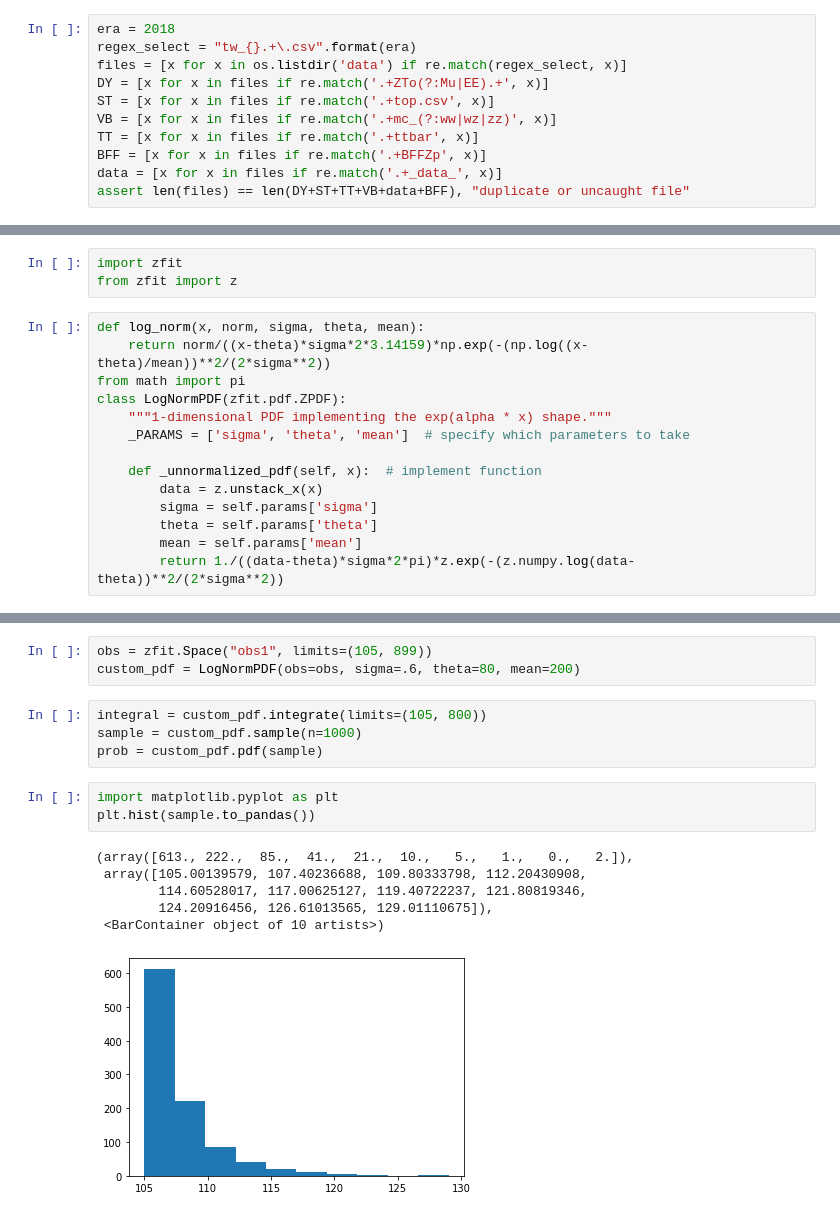
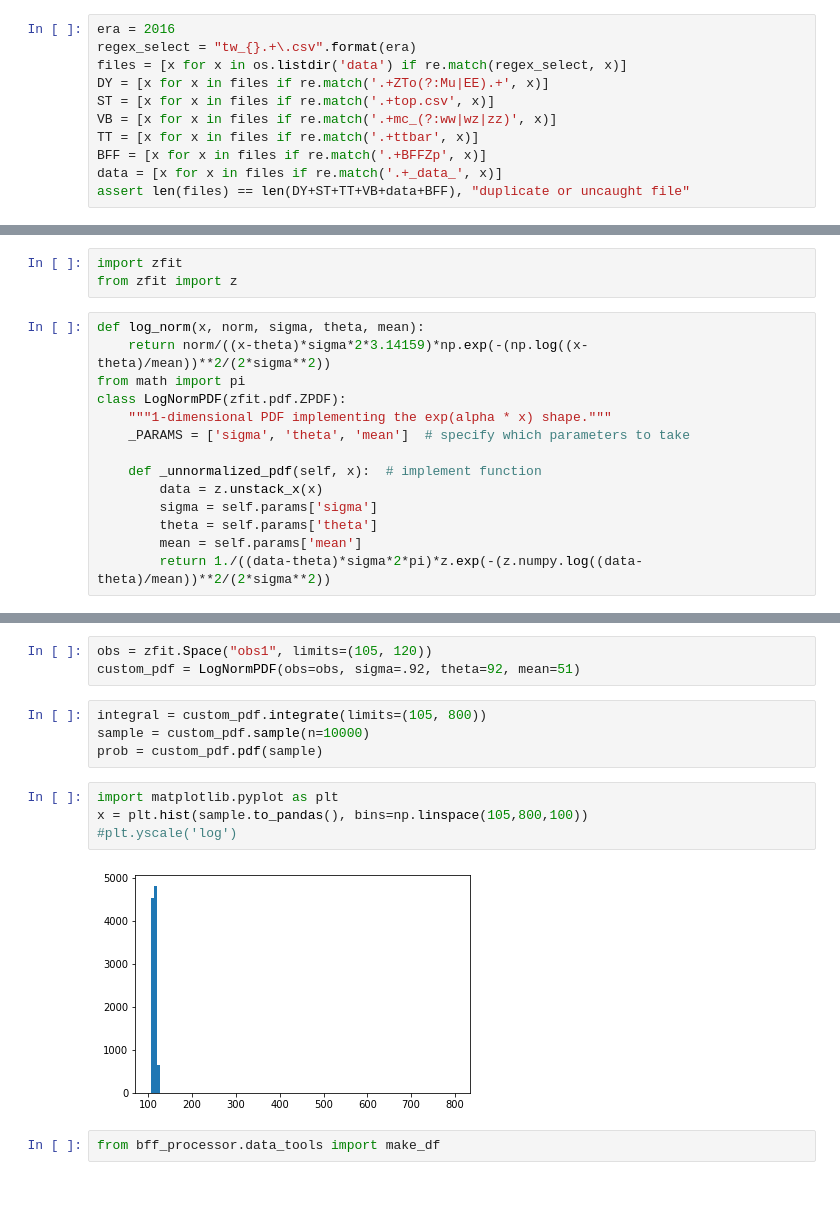
Before and after one commit to rymuelle/bff_plotting_code_v3, a Jupyter notebook: More_functional_filtering.ipynb, the cells around one changed output, grey strips where cells are left out. Cells and saved outputs as stored; diff of their text form; blank space fills up the shorter version.

```diff
--- a/More_functional_filtering.ipynb
+++ b/More_functional_filtering.ipynb
@@ -24,5 +23,5 @@ column, bin_meta
 # %%
-era = 2018
+era = 2016
 regex_select = "tw_{}.+\.csv".format(era)
 files = [x for x in os.listdir('data') if re.match(regex_select, x)]
 DY = [x for x in files if re.match('.+ZTo(?:Mu|EE).+', x)]
@@ -197,4 +266,4 @@ class LogNormPDF(zfit.pdf.ZPDF):
         sigma = self.params['sigma']
         theta = self.params['theta']
         mean = self.params['mean']
-        return 1./((data-theta)*sigma*2*pi)*z.exp(-(z.numpy.log(data-theta))**2/(2*sigma**2))
+        return 1./((data-theta)*sigma*2*pi)*z.exp(-(z.numpy.log((data-theta)/mean))**2/(2*sigma**2))
@@ -201,17 +282,15 @@ class LogNormPDF(zfit.pdf.ZPDF):
 # %%
-obs = zfit.Space("obs1", limits=(105, 899))
-custom_pdf = LogNormPDF(obs=obs, sigma=.6, theta=80, mean=200)
+obs = zfit.Space("obs1", limits=(105, 120))
+custom_pdf = LogNormPDF(obs=obs, sigma=.92, theta=92, mean=51)
 # %%
 integral = custom_pdf.integrate(limits=(105, 800))
-sample = custom_pdf.sample(n=1000)
+sample = custom_pdf.sample(n=10000)
 prob = custom_pdf.pdf(sample)
 # %%
 import matplotlib.pyplot as plt
-plt.hist(sample.to_pandas())
+x = plt.hist(sample.to_pandas(), bins=np.linspace(105,800,100))
+#plt.yscale('log')
 # %% [output]
-(array([613., 222.,  85.,  41.,  21.,  10.,   5.,   1.,   0.,   2.]),
- array([105.00139579, 107.40236688, 109.80333798, 112.20430908,
-        114.60528017, 117.00625127, 119.40722237, 121.80819346,
-        124.20916456, 126.61013565, 129.01110675]),
- <BarContainer object of 10 artists>)
-[figure, old version]
+[figure, new version]
+# %%
+from bff_processor.data_tools import make_df
```
Also changed, not shown: parts of 26 cells of this notebook, 4 other files.
